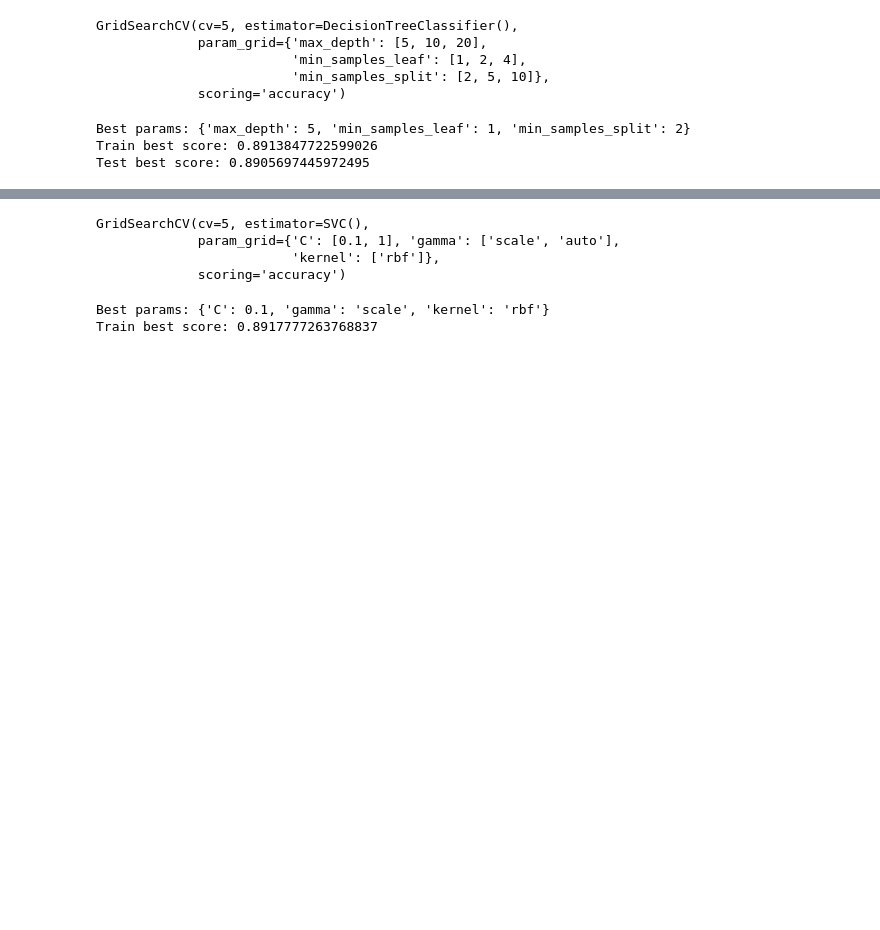
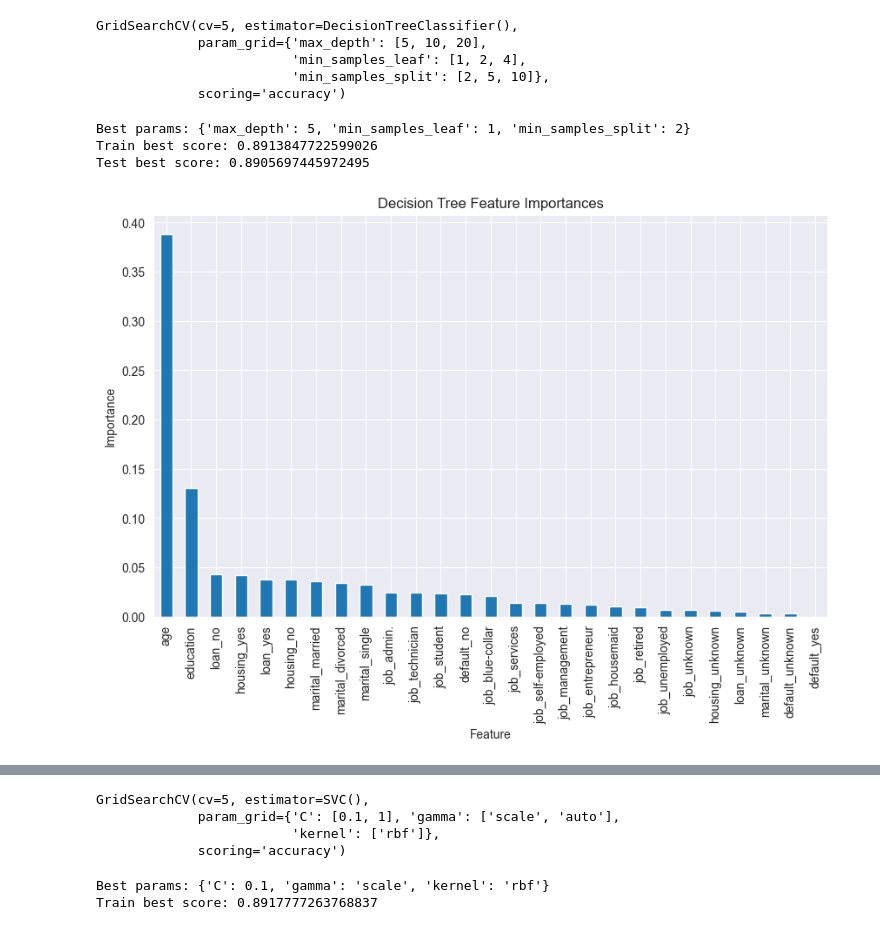
Before and after one commit to dslapelis/ML-AI-17, a Jupyter notebook: prompt_III.ipynb, the cells around one changed output, grey strips where cells are left out. Cells and saved outputs as stored; diff of their text form; code cells hidden in the pictures; blank space fills up the shorter version.

```diff
--- a/prompt_III.ipynb
+++ b/prompt_III.ipynb
@@ -398,3 +412,15 @@ print(f"Test best score: {accuracy_score(y_test, gs_dt_y_test_pred)}")
 Best params: {'max_depth': 5, 'min_samples_leaf': 1, 'min_samples_split': 2}
 Train best score: 0.8913847722599026
 Test best score: 0.8905697445972495
+# %%
+feature_importances = pd.Series(dt.feature_importances_, index=X_train.columns)
+feature_importances = feature_importances.sort_values(ascending=False)
+
+plt.figure(figsize=(10, 6))
+feature_importances.plot(kind="bar")
+plt.title("Decision Tree Feature Importances")
+plt.ylabel("Importance")
+plt.xlabel("Feature")
+plt.savefig("./images/feature-importance.png",bbox_inches='tight')
+# %% [output]
+[figure, added]
```
Also changed, not shown: parts of 12 cells of this notebook, 7 other files.
